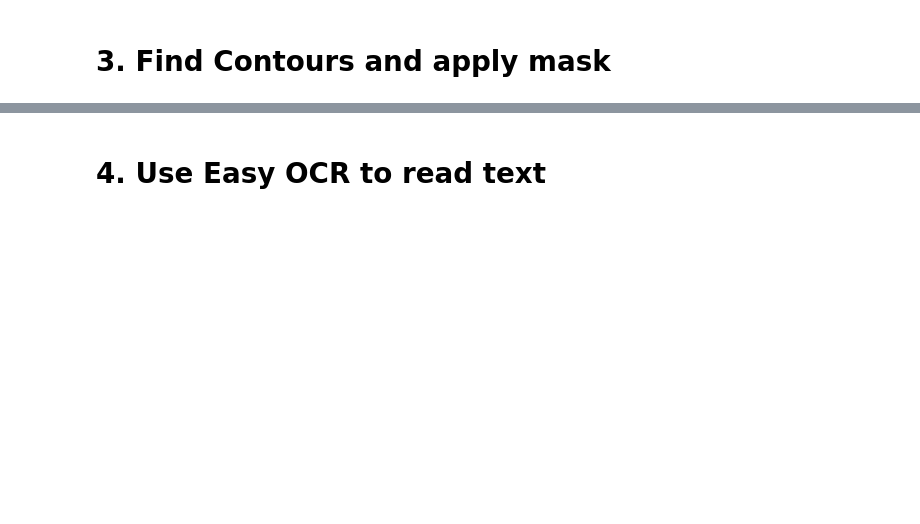
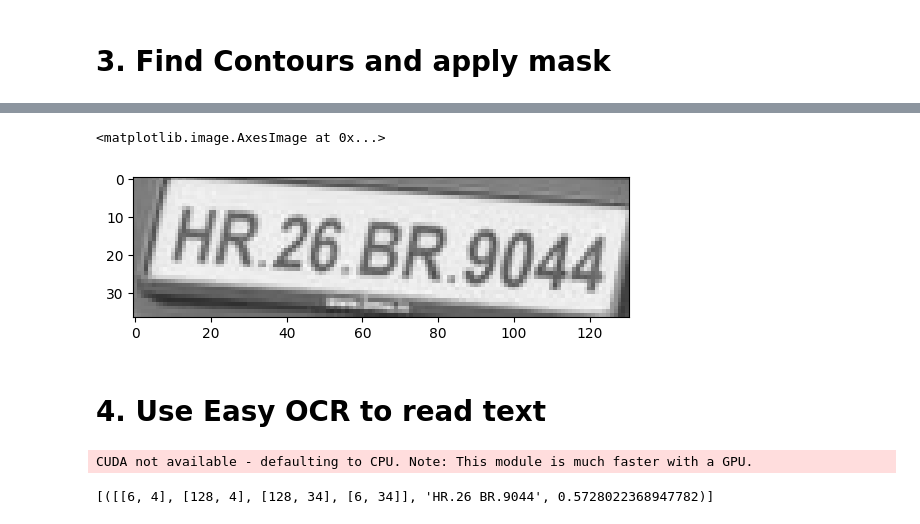
Before and after one commit to Jataz/anpr, a Jupyter notebook: anpr.ipynb, the cells around one changed output, grey strips where cells are left out. Cells and saved outputs as stored; diff of their text form; code cells hidden in the pictures; blank space fills up the shorter version.

```diff
--- a/anpr.ipynb
+++ b/anpr.ipynb
@@ -49,10 +60,16 @@ plt.imshow(cv2.cvtColor(new_image, cv2.COLOR_BGR2RGB)
 (x2,y2) = (np.max(x), np.max(y))
 cropped_image = gray[x1:x2+1, y1:y2+1]
 # %%
-plt.imshow(cv2.cvtColor(cropped_image, cv2.COLOR_BGR2RGB)
+plt.imshow(cv2.cvtColor(cropped_image, cv2.COLOR_BGR2RGB))
+# %% [output]
+<matplotlib.image.AxesImage at 0x...>
+[figure, added]
 # %% [markdown]
 # 4. Use Easy OCR to read text
 # %%
-reader = easuocr.Reader(['en'])
+reader = easyocr.Reader(['en'])
 result = reader.readtext(cropped_image)
 result
+# %% [output]
+CUDA not available - defaulting to CPU. Note: This module is much faster with a GPU.
+[([[6, 4], [128, 4], [128, 34], [6, 34]], 'HR.26 BR.9044', 0.5728022368947782)]
```
Also changed, not shown: parts of 6 cells of this notebook, 5 other files.
